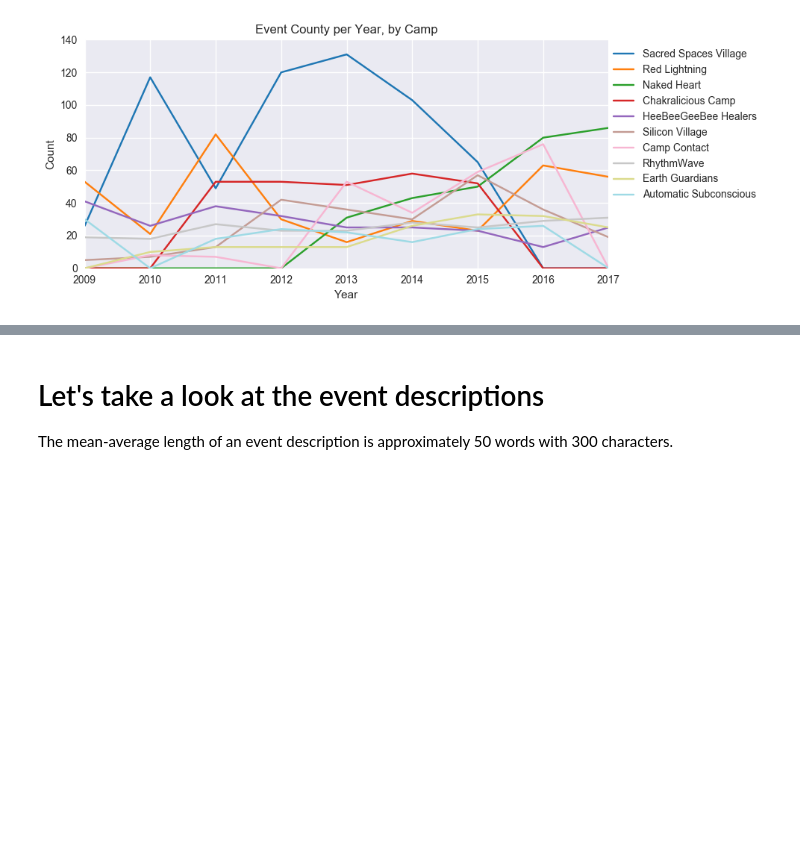
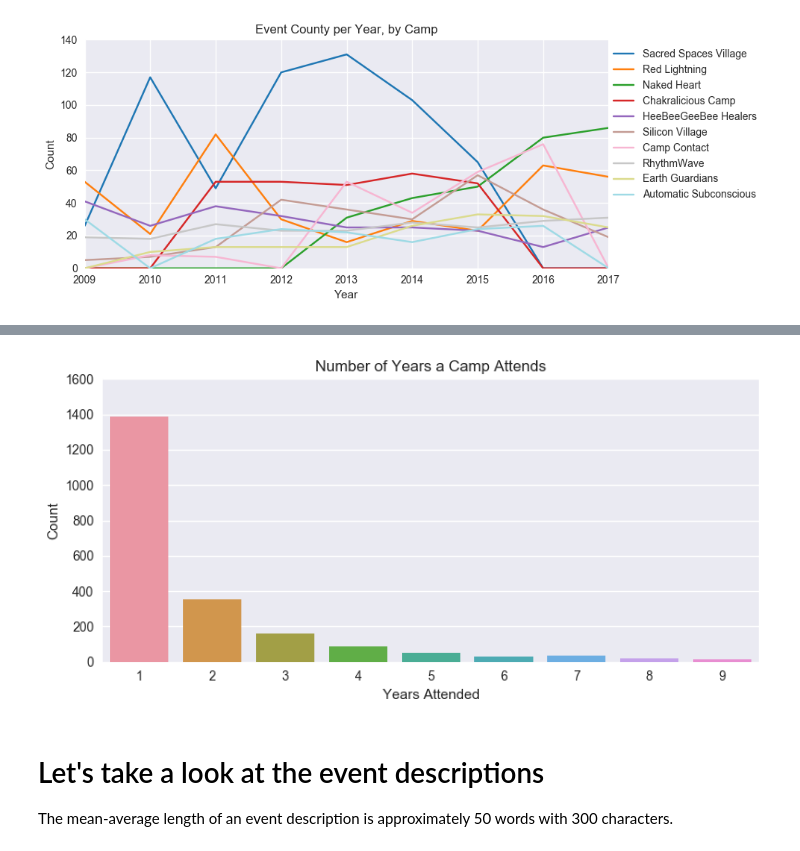
Before and after one commit to nikitabu/Playa_Events, a Jupyter notebook: Playa Events Analysis.ipynb, the cells around one changed output, grey strips where cells are left out. Saved outputs shown, nothing was run; the diff lists cells and outputs as text; code cells hidden in the pictures; blank space fills up the shorter version.

```diff
--- a/Playa Events Analysis.ipynb
+++ b/Playa Events Analysis.ipynb
@@ -504,15 +459,7 @@ times_7 = pd.DataFrame(get_time_diff(df['Saturday']),  columns=['Event Length'])
 times_8 = pd.DataFrame(get_time_diff(df['Sunday2']),   columns=['Event Length'])
 times_9 = pd.DataFrame(get_time_diff(df['Monday2']),   columns=['Event Length'])
 
-times = times_1.fillna(times_2)
-
-times = times.fillna(times_3)
-times = times.fillna(times_4)
-times = times.fillna(times_5)
-times = times.fillna(times_6)
-times = times.fillna(times_7)
-times = times.fillna(times_8)
-times = times.fillna(times_9)
+times = times_1.fillna(times_2).fillna(times_3).fillna(times_4).fillna(times_5).fillna(times_6).fillna(times_7).fillna(times_8).fillna(times_9)
 
 df['Event Length'] = times
 
@@ -812,3 +739,29 @@ fig.tight_layout();
+# %%
+camp_attendance = {}
+
+for year in df['Year'].unique():
+    unique_camps = df[df['Year'] == year]['Hosted by Camp'].unique()
+
+    for camp in unique_camps:
+        if camp in camp_attendance.keys():
+            camp_attendance[camp] += 1
+        else:
+            camp_attendance[camp] = 1
+# %%
+fig = plt.figure(figsize=(8, 4), dpi=100);
+
+axes1 = fig.add_subplot(111);
+
+sns.countplot([*camp_attendance.values()], ax=axes1)
+
+axes1.set_ylim(0, 1600);
+axes1.set_xlabel('Years Attended');
+axes1.set_ylabel('Count');
+axes1.set_title('Number of Years a Camp Attends');
+
+fig.tight_layout()
+# %% [output]
+[figure, added]
 # %% [markdown]
 # Let's take a look at the event descriptions
 
```
Also changed, not shown: parts of 10 cells of this notebook.
